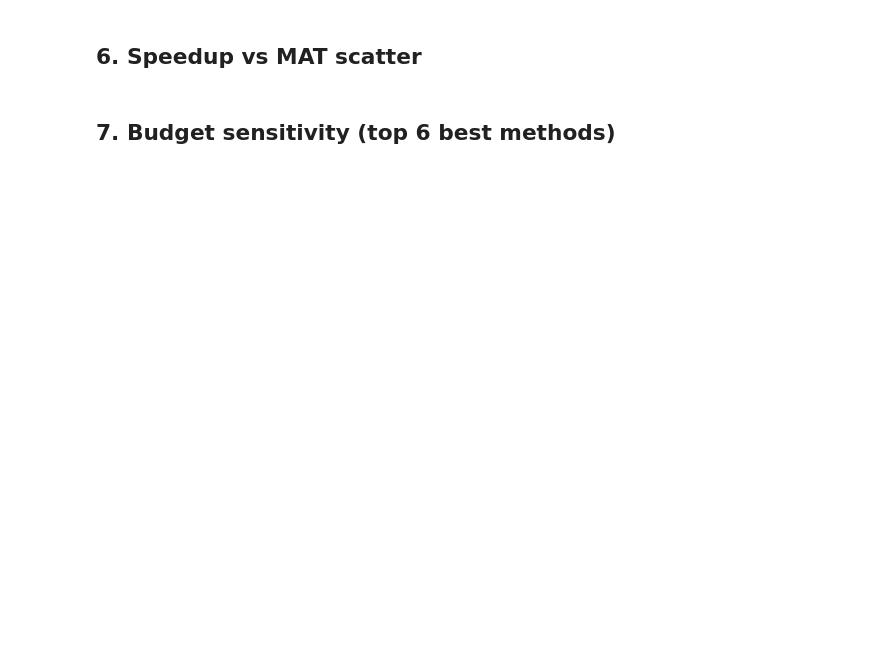
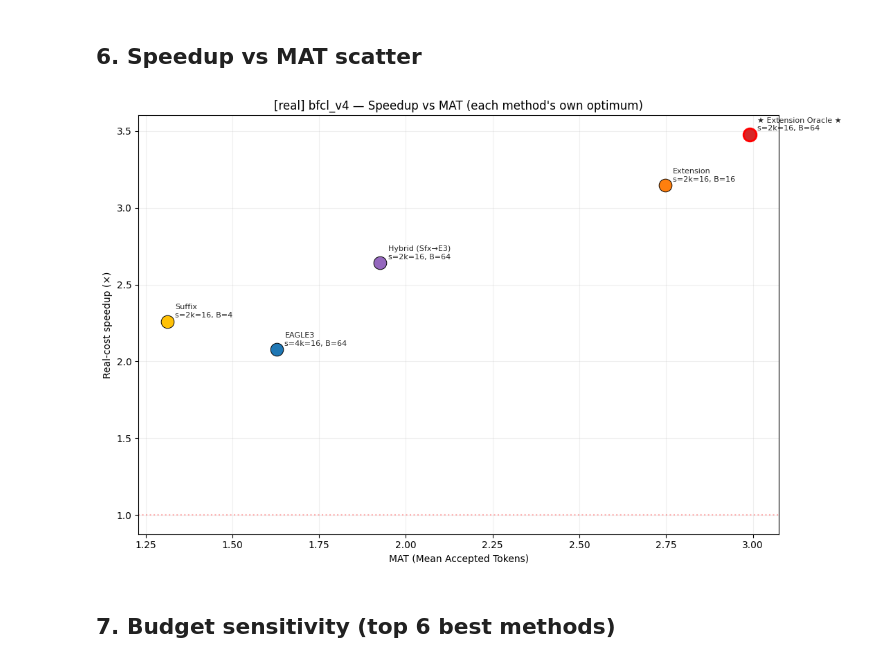
Before and after one commit to xogusrns123/advance-spec, a Jupyter notebook: simulation/notebooks/compare_methods.ipynb, the cells around one changed output. Cells and saved outputs as stored; diff of their text form; code cells hidden in the pictures; blank space fills up the shorter version.

```diff
--- a/simulation/notebooks/compare_methods.ipynb
+++ b/simulation/notebooks/compare_methods.ipynb
@@ -512,21 +515,23 @@ plt.tight_layout(); plt.show()
 # %%
 mdf_scatter = mdf_best[mdf_best["mat"] > 0].copy()
 fig, ax = plt.subplots(figsize=(11, 7))
 for _, r in mdf_scatter.iterrows():
     edge = "red" if r["family"] == "extension_oracle" else "black"
     lw = 2.0 if r["family"] == "extension_oracle" else 0.7
     ax.scatter(r["mat"], r["speedup_real"], c=r["color"], s=180,
                edgecolors=edge, linewidth=lw, zorder=5)
     label = ("★ " if r["family"] == "extension_oracle" else "") + r["pretty"]
     sub = f"{r['sk_tag']}, B={r['best_budget']}" if r['sk_tag'] != "?" else f"B={r['best_budget']}"
     ax.annotate(f"{label}\n{sub}", (r["mat"], r["speedup_real"]),
                 xytext=(8, 4), textcoords="offset points", fontsize=8, alpha=0.85)
 ax.axhline(y=1.0, color="red", linestyle=":", alpha=0.3)
 ax.set_xlabel("MAT (Mean Accepted Tokens)")
 ax.set_ylabel("Real-cost speedup (×)")
-ax.set_title(f"{WORKLOAD} — Speedup vs MAT (each method's own optimum)")
+ax.set_title(f"[{SPEEDUP_METRIC}] {WORKLOAD} — Speedup vs MAT (each method's own optimum)")
 ax.grid(alpha=0.2)
 plt.tight_layout(); plt.show()
+# %% [output]
+[figure, added]
 # %% [markdown]
 ## 7. Budget sensitivity (top 6 best methods)
 # %%
```
Also changed, not shown: parts of 15 cells of this notebook, 18 other files.
